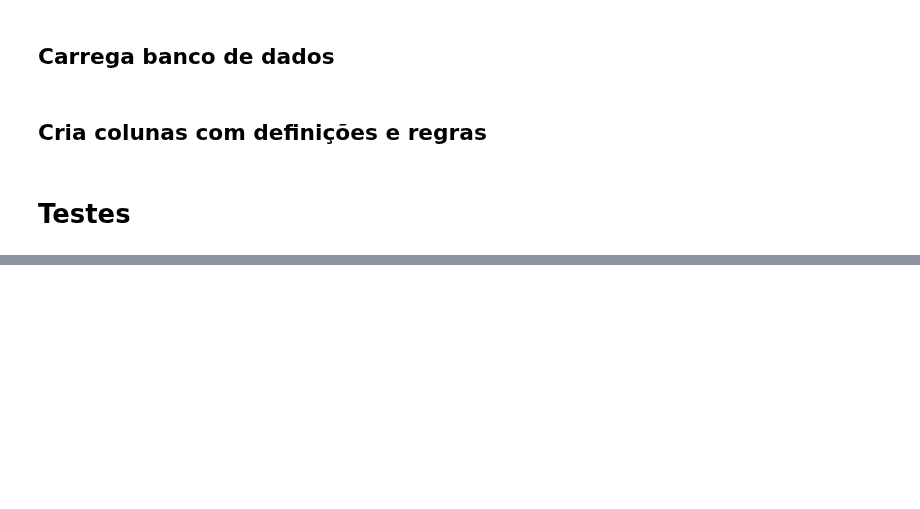
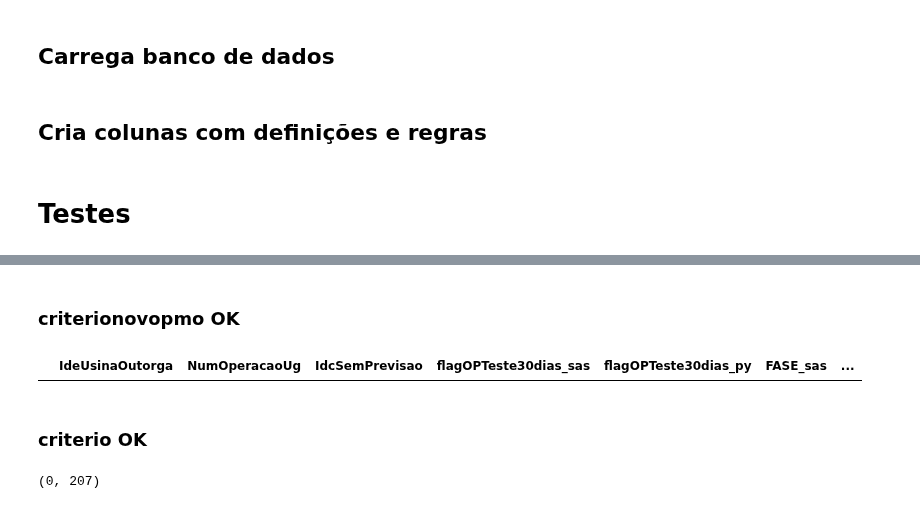
Before and after one commit to Vinicius667/Previsor, a Jupyter notebook: App/Previsor_teste3.ipynb, the cells around one changed output, grey strips where cells are left out. Drawn from its saved outputs; the diff is of its cells as text; code cells hidden in the pictures; blank space fills up the shorter version.

```diff
--- a/App/Previsor_teste3.ipynb
+++ b/App/Previsor_teste3.ipynb
@@ -609,0 +656,12 @@ df_ug['dscjustificativaregranova'] = np.select(list_condicoes,list_values)
+# %% [markdown]
+### criterionovopmo OK
+# %%
+merge[merge.CriterioNovoPMO != merge.criterionovopmo][['IdeUsinaOutorga','NumOperacaoUg'] + ['IdcSemPrevisao','flagOPTeste30dias_sas','flagOPTeste30dias_py','FASE_sas','FASE_py','criterio_novo','criterio_sas','criterio_py','CriterioNovoPMO','criterionovopmo']]#.drop_duplicates(subset='IdeUsinaOutorga')
+# %% [output]
+|  | IdeUsinaOutorga | NumOperacaoUg | IdcSemPrevisao | flagOPTeste30dias_sas | flagOPTeste30dias_py | FASE_sas | ... |
+# %% [markdown]
+### criterio OK
+# %%
+merge[merge.criterio_sas != merge.criterio_py].shape
+# %% [output]
+(0, 207)
```
Also changed, not shown: parts of 20 cells of this notebook.
